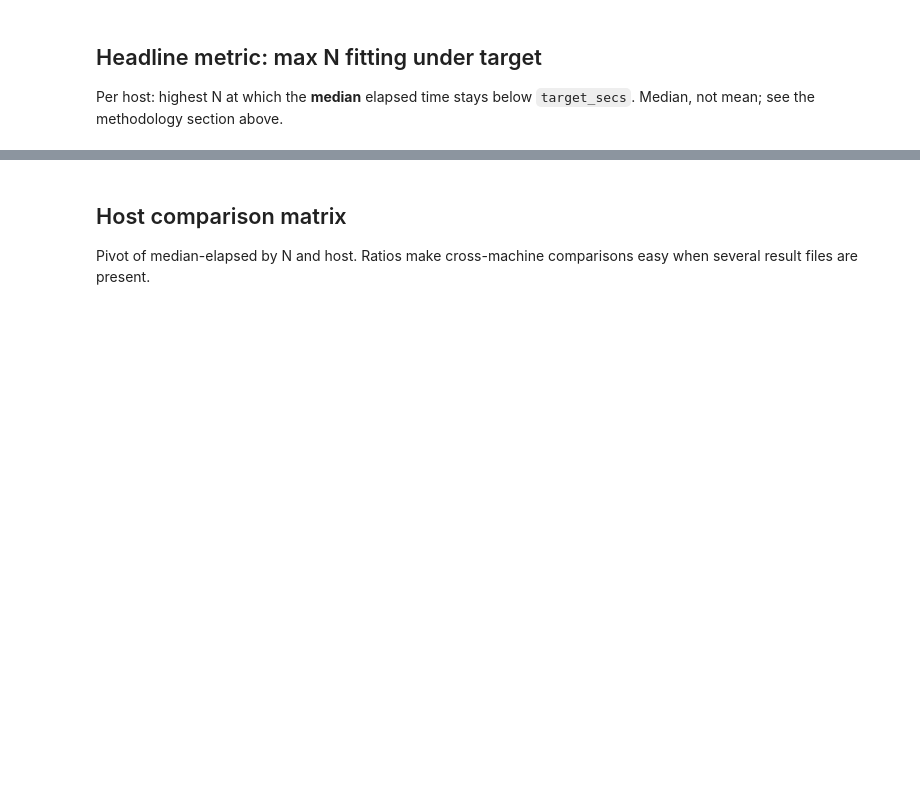
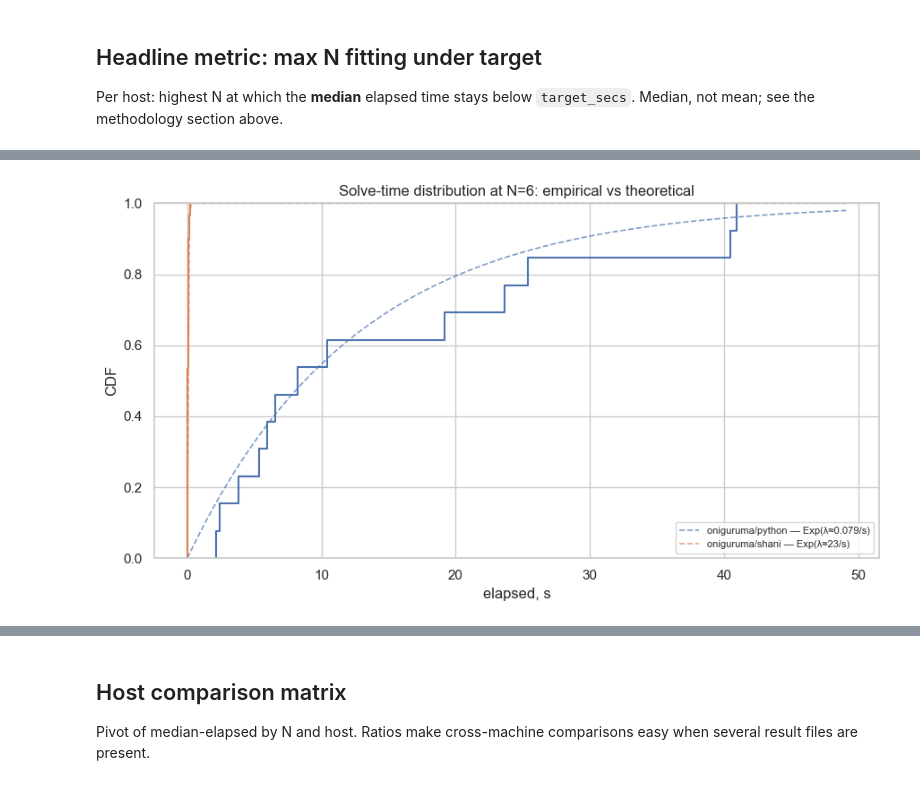
Before and after one commit to danilkiff/pow, a Jupyter notebook: analysis/explore_results.ipynb, the cells around one changed output, grey strips where cells are left out. Drawn from its saved outputs; the diff is of its cells as text; code cells hidden in the pictures; blank space fills up the shorter version.

Commit message:
analysis: switch plots to seaborn with CI bands and density

```diff
--- a/analysis/explore_results.ipynb
+++ b/analysis/explore_results.ipynb
@@ -63,6 +63,19 @@ from pathlib import Path
 import matplotlib.pyplot as plt
 import numpy as np
 import pandas as pd
+import seaborn as sns
+from scipy import stats
+
+sns.set_theme(context="notebook", style="whitegrid")
+
+
+def _fmt2(v: float) -> str:
+    """Two significant figures, never scientific. Keeps annotations short."""
+    if v == 0 or not math.isfinite(v):
+        return "0"
+    digits = max(0, 1 - math.floor(math.log10(abs(v))))
+    return f"{v:.{digits}f}"
+
 
 # notebook lives in analysis/, results in repo_root/results/
 REPO_ROOT = Path.cwd().parent if Path.cwd().name == "analysis" else Path.cwd()
@@ -309,38 +371,69 @@ deviation points to coordination cost or hashrate inconsistency.
 # %%
-def plot_cdf(run: Run, n: int) -> None:
-    elapsed = run.df[run.df["n_zeros"] == n]["elapsed"].sort_values().to_numpy()
-    if len(elapsed) < 2:
-        print(f"not enough data at N={n} (have {len(elapsed)})")
+def _best_shared_n(runs, min_runs: int = 10) -> int | None:
+    """Pick N where the most implementations have >= min_runs samples; tiebreak by larger N."""
+    counts = (
+        pd.concat([r.df.assign(label=r.label) for r in runs]).groupby(["label", "n_zeros"]).size()
+    )
+    by_n: dict[int, int] = {}
+    for (_, n), c in counts.items():
+        if c >= min_runs:
+            by_n[int(n)] = by_n.get(int(n), 0) + 1
+    if not by_n:
+        return None
+    max_share = max(by_n.values())
+    return max(n for n, c in by_n.items() if c == max_share)
+
+
+def plot_ecdf_at(runs, n: int) -> None:
+    rows = []
+    for r in runs:
+        sub = r.df[r.df["n_zeros"] == n]
+        if len(sub) < 2:
+            continue
+        rows.append(sub.assign(label=r.label))
+    if not rows:
+        print(f"no implementation has enough samples at N={n}")
         return
-    eff_hps = run.df[run.df["n_zeros"] == n]["hps"].mean()
-    rate = eff_hps / (16**n)
-    ts = np.linspace(0, elapsed.max() * 1.2, 200)
-    theoretical = 1.0 - np.exp(-rate * ts)
+    df_n = pd.concat(rows, ignore_index=True)
+    labels = sorted(df_n["label"].unique())
+    palette = dict(zip(labels, sns.color_palette(n_colors=len(labels)), strict=True))
 
-    _fig, ax = plt.subplots(figsize=(8, 4.5))
-    ax.step(
-        elapsed,
-        np.arange(1, len(elapsed) + 1) / len(elapsed),
-        where="post",
-        label=f"empirical (n={len(elapsed)})",
+    _fig, ax = plt.subplots(figsize=(9, 5))
+    sns.ecdfplot(
+        data=df_n,
+        x="elapsed",
+        hue="label",
+        hue_order=labels,
+        palette=palette,
+        ax=ax,
     )
-    ax.plot(ts, theoretical, linestyle="--", label=f"theoretical Exp(rate≈{rate:.3f}/s)")
+    t_max = df_n["elapsed"].max() * 1.2
+    ts = np.linspace(0, t_max, 300)
+    for label in labels:
+        sub = df_n[df_n["label"] == label]
+        rate = sub["hps"].mean() / (16**n)
+        ax.plot(
+            ts,
+            stats.expon.cdf(ts, scale=1.0 / rate),
+            color=palette[label],
+            linestyle="--",
+            linewidth=1.2,
+            alpha=0.7,
+            label=f"{label} — Exp(λ≈{_fmt2(rate)}/s)",
+        )
     ax.set_xlabel("elapsed, s")
     ax.set_ylabel("CDF")
-    ax.set_title(f"{run.label} — solve-time distribution at N={n}")
-    ax.legend()
-    ax.grid(True, alpha=0.3)
+    ax.set_title(f"Solve-time distribution at N={n}: empirical vs theoretical")
+    ax.legend(loc="lower right", fontsize=8)
     plt.tight_layout()
     plt.show()
 
 
 if runs:
-    # pick the "most statistically meaningful" N — one with runs >= 10
-    # prefer the slowest implementation so the distribution is interesting
-    target_run = max(runs, key=lambda r: r.df["elapsed"].median())
-    counts = target_run.df.groupby("n_zeros").size()
-    candidates = counts[counts >= 10]
-    if not candidates.empty:
-        plot_cdf(target_run, int(candidates.index.max()))
+    n = _best_shared_n(runs)
+    if n is not None:
+        plot_ecdf_at(runs, n)
     else:
-        plot_cdf(target_run, int(counts.index.max()))
+        print("no implementation has >= 10 runs at any N")
+# %% [output]
+[figure, added]
```
Also changed, not shown: parts of 10 cells of this notebook, 2 other files.
